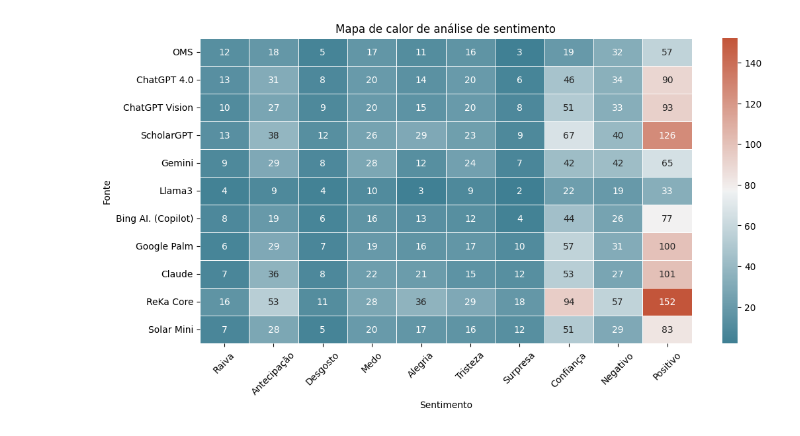
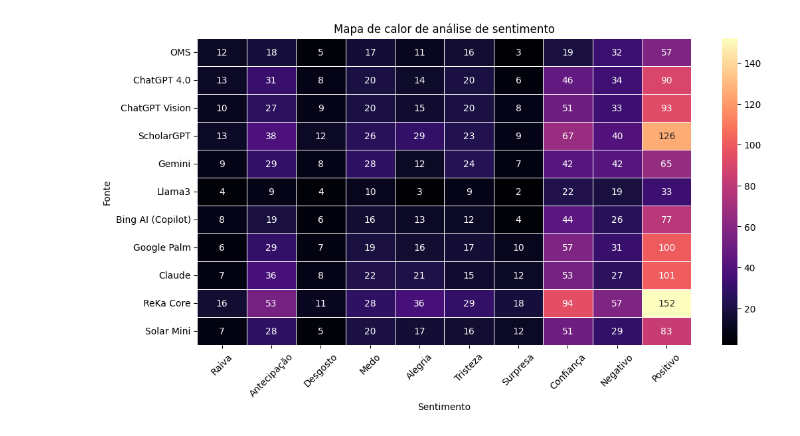
Before and after one commit to gskumlehn/autism-info-llm-comparison, a Jupyter notebook: sentiment_analysis_graph.ipynb, the cells around one changed output. Saved outputs shown, nothing was run; the diff lists cells and outputs as text; code cells hidden in the pictures.

```diff
--- a/sentiment_analysis_graph.ipynb
+++ b/sentiment_analysis_graph.ipynb
@@ -7,18 +15,18 @@ fatal: destination path 'autism-info-llm-comparison' already exists and is not a
 # %%
 import pandas as pd
+import matplotlib.pyplot as plt
 import seaborn as sns
-import matplotlib.pyplot as plt
 
 df_sentiments = pd.read_csv("autism-info-llm-comparison/sentiment_analysis_results.csv")
 df_sentiments.set_index("Model", inplace=True)
-cmap = sns.diverging_palette(220, 20, as_cmap=True)
+cmap = sns.color_palette("magma", as_cmap=True)
 
 plt.figure(figsize=(12, 6))
 sns.heatmap(df_sentiments, cmap=cmap, annot=True, fmt="d", linewidths=0.5, cbar=True)
 plt.title("Mapa de calor de análise de sentimento")
 plt.xlabel("Sentimento")
 plt.ylabel("Fonte")
 plt.xticks(rotation=45)
 plt.show()
 # %% [output]
-[figure, old version]
+[figure, new version]
```
Also changed, not shown: parts of 9 cells of this notebook.
